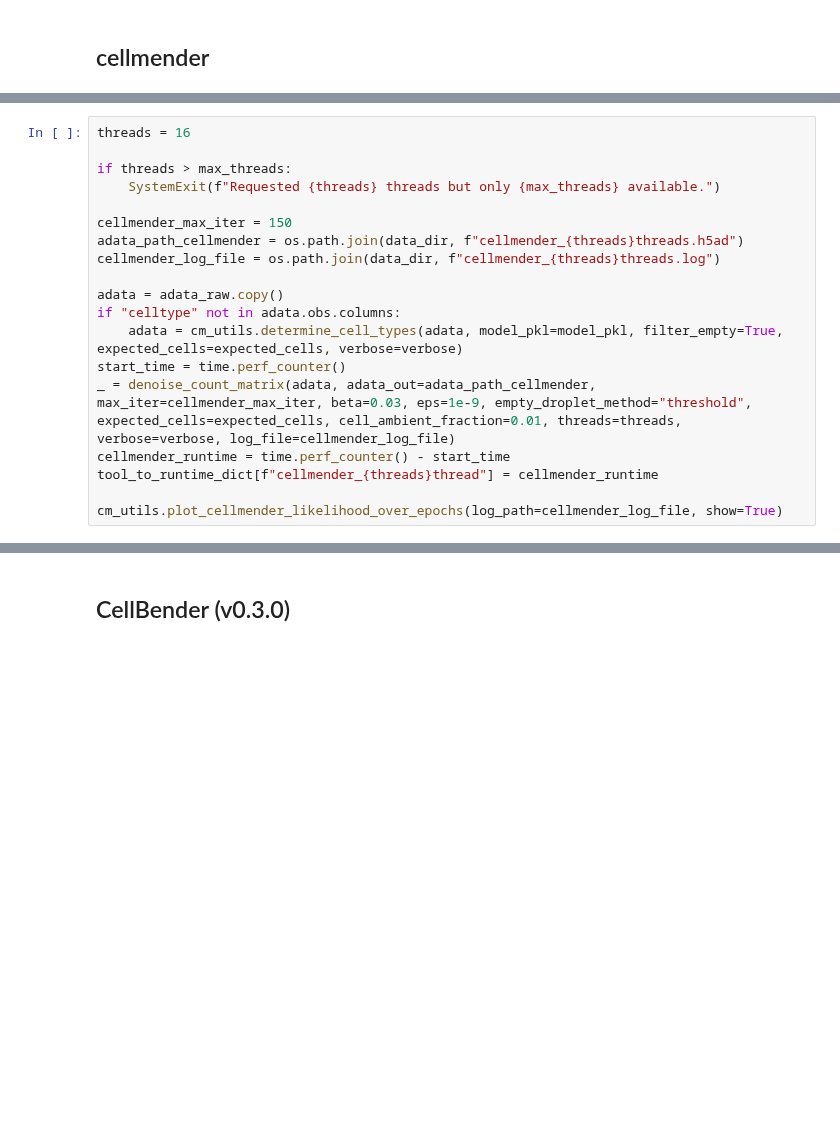
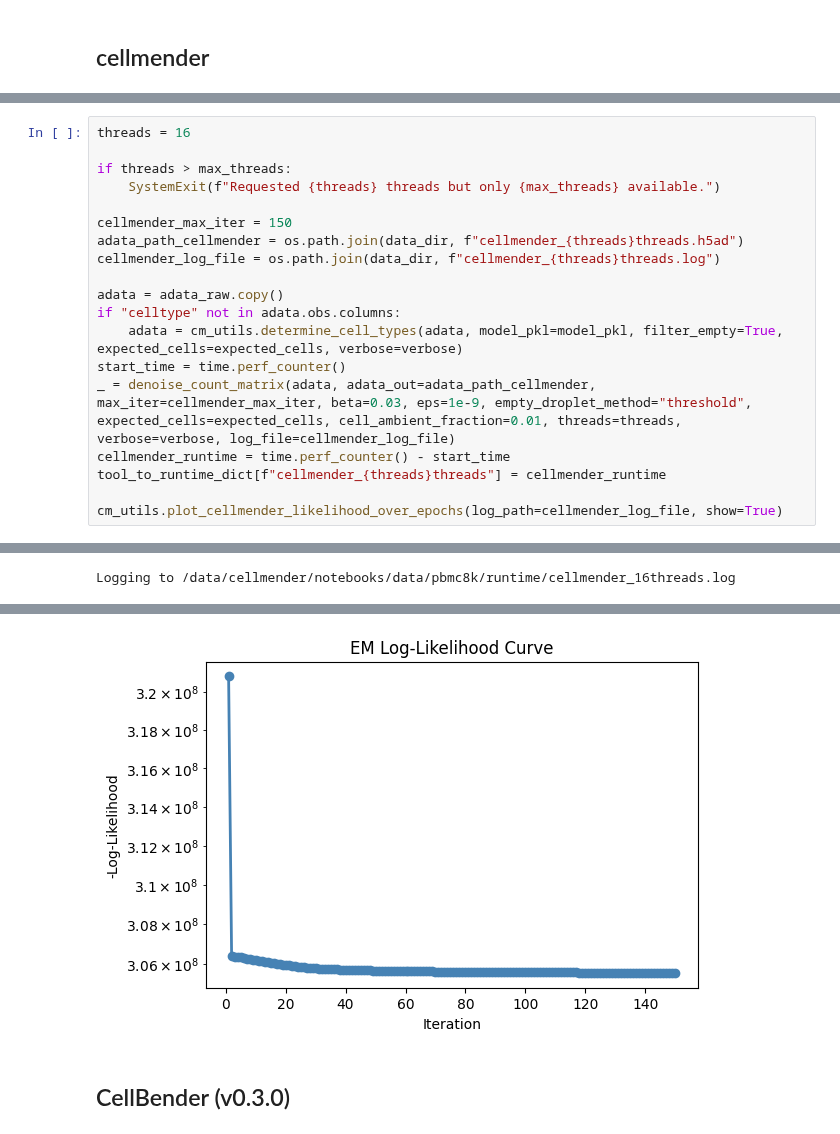
Before and after one commit to pachterlab/cellsweep, a Jupyter notebook: notebooks/runtime.ipynb, the cells around one changed output, grey strips where cells are left out. Cells and saved outputs as stored; diff of their text form; blank space fills up the shorter version.

```diff
--- a/notebooks/runtime.ipynb
+++ b/notebooks/runtime.ipynb
@@ -207,6 +146,7 @@ if "celltype" not in adata.obs.columns:
 start_time = time.perf_counter()
 _ = denoise_count_matrix(adata, adata_out=adata_path_cellmender, max_iter=cellmender_max_iter, beta=0.03, eps=1e-9, empty_droplet_method="threshold", expected_cells=expected_cells, cell_ambient_fraction=0.01, threads=threads, verbose=verbose, log_file=cellmender_log_file)
 cellmender_runtime = time.perf_counter() - start_time
-tool_to_runtime_dict[f"cellmender_{threads}thread"] = cellmender_runtime
+tool_to_runtime_dict[f"cellmender_{threads}threads"] = cellmender_runtime
 
 cm_utils.plot_cellmender_likelihood_over_epochs(log_path=cellmender_log_file, show=True)
+# %% [output]
@@ -212,0 +156 @@ cm_utils.plot_cellmender_likelihood_over_epochs(log_path=cellmender_log_file, sh
+Logging to /data/cellmender/notebooks/data/pbmc8k/runtime/cellmender_16threads.log
@@ -213,3 +174,4 @@ cm_utils.plot_cellmender_likelihood_over_epochs(log_path=cellmender_log_file, sh
+[figure, added]
 # %% [markdown]
 ## CellBender (v0.3.0)
 # %%
```
Also changed, not shown: parts of 16 cells of this notebook, 1 other file.
